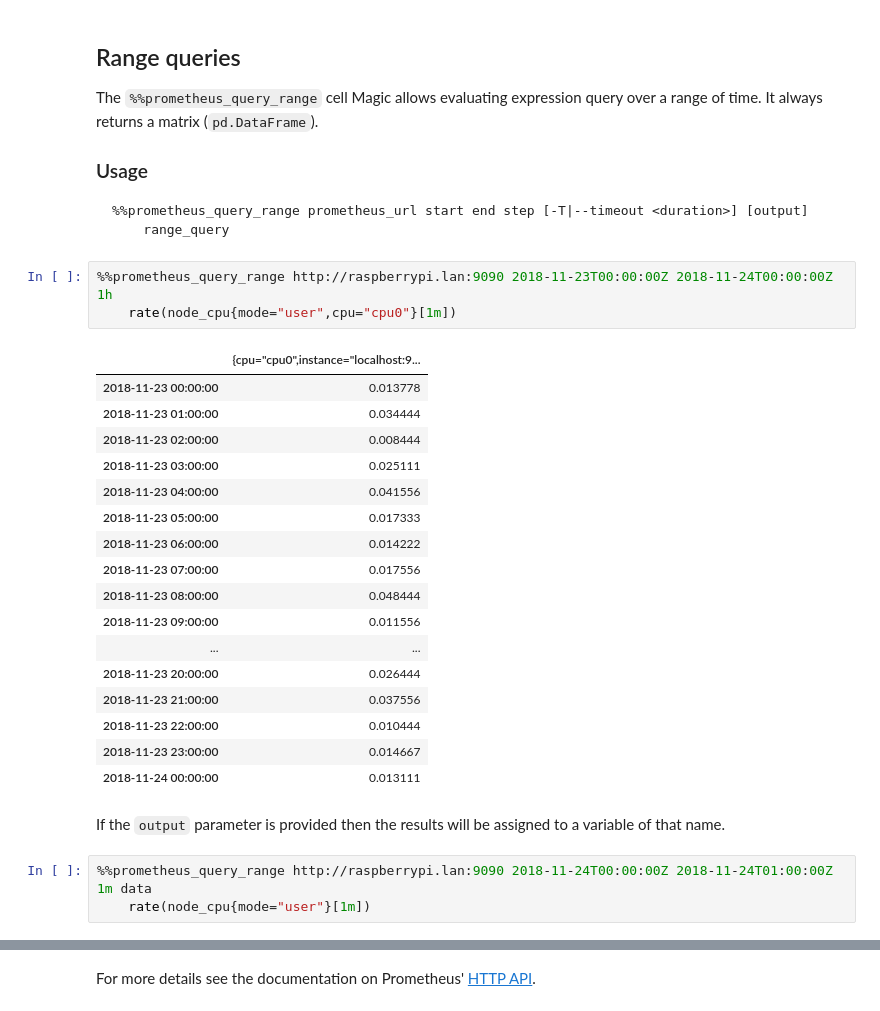
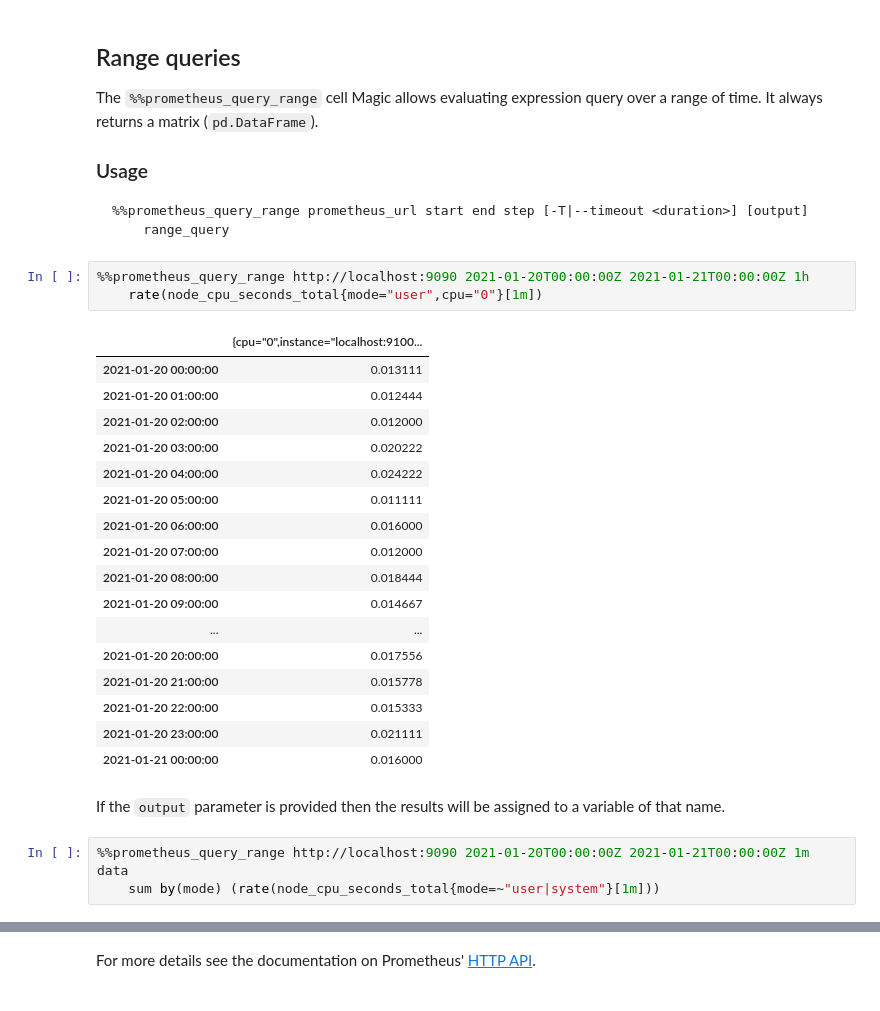
Before and after one commit to dcoles/prometheus-pandas, a Jupyter notebook: Prometheus.ipynb, the cells around one changed output, grey strips where cells are left out. Cells and saved outputs as stored; diff of their text form.

````diff
--- a/Prometheus.ipynb
+++ b/Prometheus.ipynb
@@ -35,31 +47,31 @@ The `%%prometheus_query_range` cell Magic allows evaluating expression query ove
     range_query
 ```
 # %%
-%%prometheus_query_range http://raspberrypi.lan:9090 2018-11-23T00:00:00Z 2018-11-24T00:00:00Z 1h
-    rate(node_cpu{mode="user",cpu="cpu0"}[1m])
+%%prometheus_query_range http://localhost:9090 2021-01-20T00:00:00Z 2021-01-21T00:00:00Z 1h
+    rate(node_cpu_seconds_total{mode="user",cpu="0"}[1m])
 # %% [output]
-|  | {cpu="cpu0",instance="localhost:9... |
-| 2018-11-23 00:00:00 | 0.013778 |
-| 2018-11-23 01:00:00 | 0.034444 |
-| 2018-11-23 02:00:00 | 0.008444 |
-| 2018-11-23 03:00:00 | 0.025111 |
-| 2018-11-23 04:00:00 | 0.041556 |
-| 2018-11-23 05:00:00 | 0.017333 |
-| 2018-11-23 06:00:00 | 0.014222 |
-| 2018-11-23 07:00:00 | 0.017556 |
-| 2018-11-23 08:00:00 | 0.048444 |
-| 2018-11-23 09:00:00 | 0.011556 |
+|  | {cpu="0",instance="localhost:9100... |
+| 2021-01-20 00:00:00 | 0.013111 |
+| 2021-01-20 01:00:00 | 0.012444 |
+| 2021-01-20 02:00:00 | 0.012000 |
+| 2021-01-20 03:00:00 | 0.020222 |
+| 2021-01-20 04:00:00 | 0.024222 |
+| 2021-01-20 05:00:00 | 0.011111 |
+| 2021-01-20 06:00:00 | 0.016000 |
+| 2021-01-20 07:00:00 | 0.012000 |
+| 2021-01-20 08:00:00 | 0.018444 |
+| 2021-01-20 09:00:00 | 0.014667 |
 | ... | ... |
-| 2018-11-23 20:00:00 | 0.026444 |
-| 2018-11-23 21:00:00 | 0.037556 |
-| 2018-11-23 22:00:00 | 0.010444 |
-| 2018-11-23 23:00:00 | 0.014667 |
-| 2018-11-24 00:00:00 | 0.013111 |
+| 2021-01-20 20:00:00 | 0.017556 |
+| 2021-01-20 21:00:00 | 0.015778 |
+| 2021-01-20 22:00:00 | 0.015333 |
+| 2021-01-20 23:00:00 | 0.021111 |
+| 2021-01-21 00:00:00 | 0.016000 |
 # %% [markdown]
 If the `output` parameter is provided then the results will be assigned to a variable of that name.
 # %%
-%%prometheus_query_range http://raspberrypi.lan:9090 2018-11-24T00:00:00Z 2018-11-24T01:00:00Z 1m data
-    rate(node_cpu{mode="user"}[1m])
+%%prometheus_query_range http://localhost:9090 2021-01-20T00:00:00Z 2021-01-21T00:00:00Z 1m data
+    sum by(mode) (rate(node_cpu_seconds_total{mode=~"user|system"}[1m]))
 # %%
 data.plot()
 # %% [output]
````
Also changed, not shown: parts of 5 cells of this notebook.
